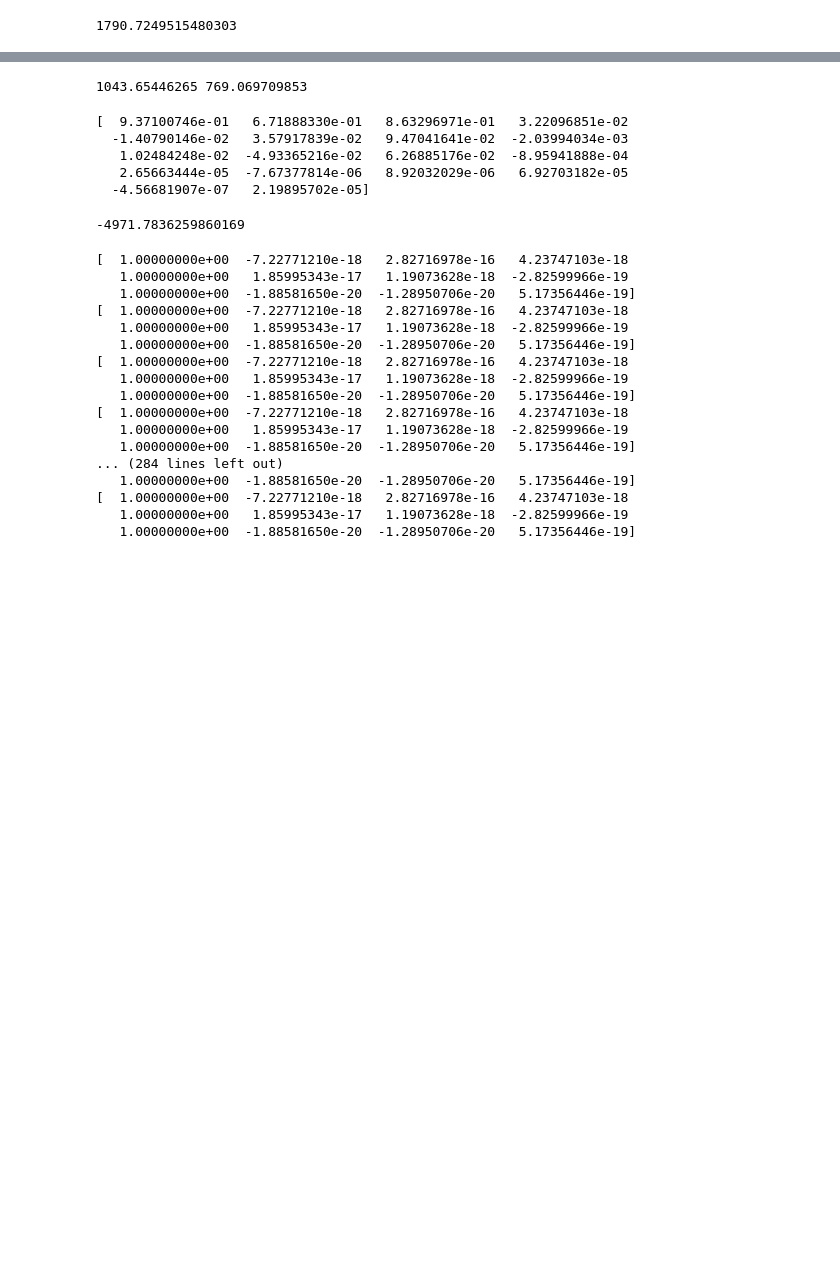
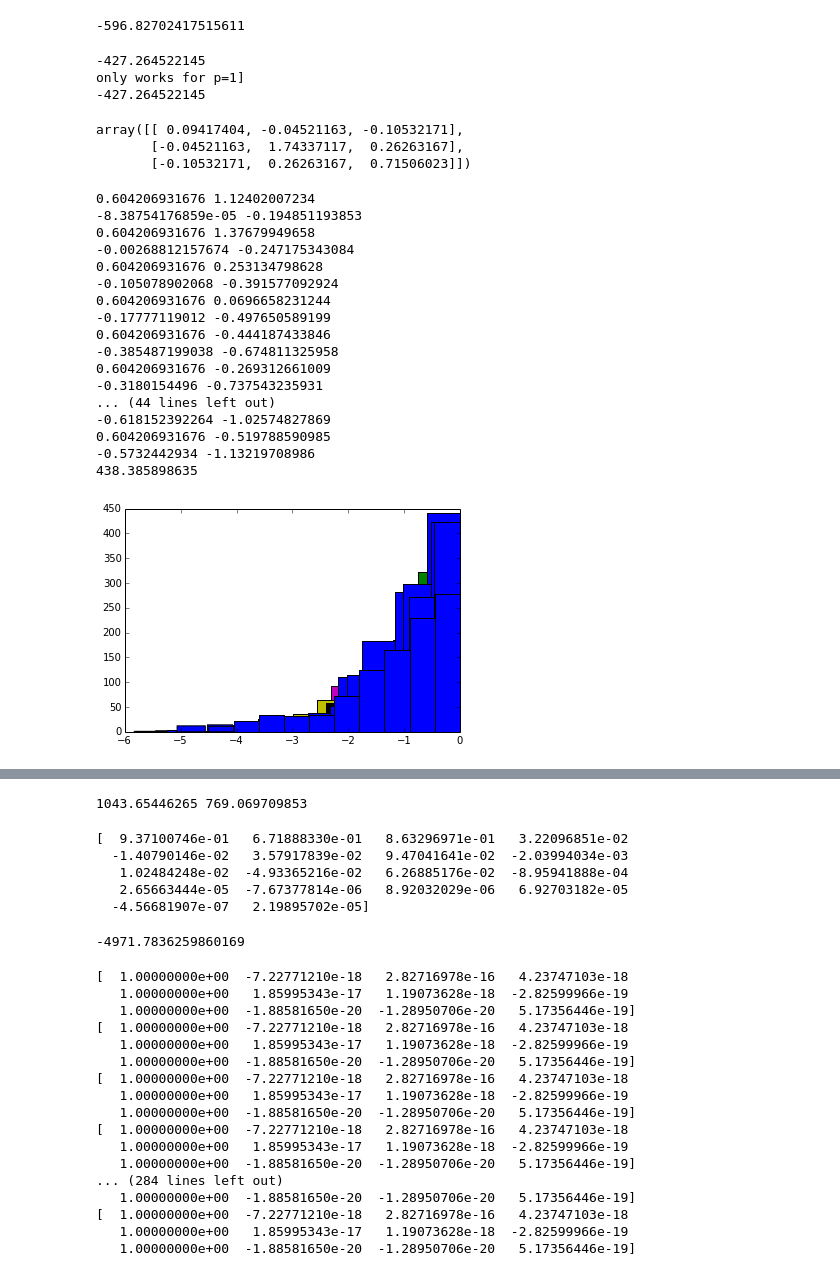
Before and after one commit to eph/pyvar, a Jupyter notebook: var-stuff.ipynb, the cells around one changed output, grey strips where cells are left out. Drawn from its saved outputs; the diff is of its cells as text; code cells hidden in the pictures; blank space fills up the shorter version.

```diff
--- a/var-stuff.ipynb
+++ b/var-stuff.ipynb
@@ -8,3 +8,10 @@ from varprior import MinnesotaPrior
 from pyvar import BayesianVAR
 
 import pandas as p
+# %%
+dat = web.DataReader(['UNRATE', 'PCECTPI', 'FEDFUNDS'], 'fred', start='1980', end='2014-12').resample('Q')
+#dat['GDPC1'] = 400*np.log(dat.GDPC1).diff()
+dat['PCECTPI'] = 400*np.log(dat.PCECTPI).diff()
+dat = dat.ix[1:]
+dat.UNRATE = dat.UNRATE
+dat.tail()
@@ -11,10 +27,60 @@ import pandas as p
 # %%
-dat = p.read_csv('/home/eherbst/Dropbox/var_smc_estimation/code/lib_var/sz_2008_joe_data.csv', dtype=float, names=['XGAP', 'INF', 'RFF'])
-dat.index = p.period_range(1955,periods=dat.index.size,freq='Q')
+#dat = p.read_csv('/mq/home/m1eph00/projects/var-smc/var_smc_working/lib_var/sz_2008_joe_data.csv', dtype=float, names=['XGAP', 'INF', 'RFF'])
+#dat.index = p.period_range(1955,periods=dat.index.size,freq='Q')
+import pandas.io.data as web
+
+
 h = np.array([2.5, 1.2, 1, 3, 1, 1])
-presample_moments=np.array([[-0.0141, 0.0127, 0.0298], [0.0076, 0.0110, 0.0090]])
+presample_moments=np.array([
+    [-0.0141, 0.0127, 0.0298], [0.0076, 0.0110, 0.0090]])
 minnpr = MinnesotaPrior(dat[1:16], h, p=1, cons=True, presample_moments=presample_moments, lamxx=1)
 my_var = BayesianVAR(minnpr, dat)
 my_var.logmdd(dat)
 # %% [output]
-1790.7249515480303
+-596.82702417515611
+# %%
+x=my_var.sample(nsim=10000, flatten_output=True).mean(0)
+# %%
+print my_var.loglik(x)
+
+ss = my_var.to_state_space(x)
+Phi, Sigma = my_var.para_trans(x)
+print ss.log_lik(x, P0=Sigma, t0=1) - ss.log_lik(x, P0=Sigma, y=ss.yy.ix[0])
+# %% [output]
+-427.264522145
+only works for p=1]
+-427.264522145
+# %%
+QQ
+# %% [output]
+array([[ 0.09417404, -0.04521163, -0.10532171],
+       [-0.04521163,  1.74337117,  0.26263167],
+       [-0.10532171,  0.26263167,  0.71506023]])
+# %%
+import sys
+sys.path.append('/mq/home/m1eph00/code/python/filter/')
+from kalman import kalman_filter,  kalman_filter_bound
+
+
+TT, RR, QQ, DD, ZZ, HH = ss.system_matrices([])
+#DD[2] = 1.0
+y = p.DataFrame(kalman_filter_bound(np.array(ss.yy), TT, RR, QQ, DD, ZZ, HH, 1)[1], index=ss.yy.index, columns=ss.yy.columns)
+# %% [output]
+0.604206931676 1.12402007234
+-8.38754176859e-05 -0.194851193853
+0.604206931676 1.37679949658
+-0.00268812157674 -0.247175343084
+0.604206931676 0.253134798628
+-0.105078902068 -0.391577092924
+0.604206931676 0.0696658231244
+-0.17777119012 -0.497650589199
+0.604206931676 -0.444187433846
+-0.385487199038 -0.674811325958
+0.604206931676 -0.269312661009
+-0.3180154496 -0.737543235931
+... (44 lines left out)
+-0.618152392264 -1.02574827869
+0.604206931676 -0.519788590985
+-0.5732442934 -1.13219708986
+438.385898635
+[figure, added]
```
Also changed, not shown: parts of 5 cells of this notebook, 6 other files.
